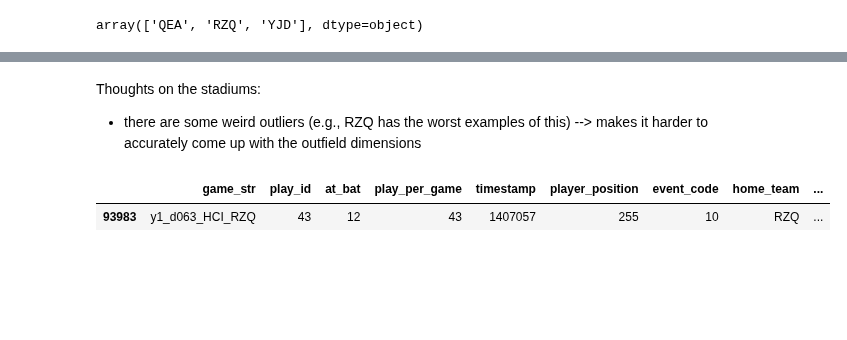
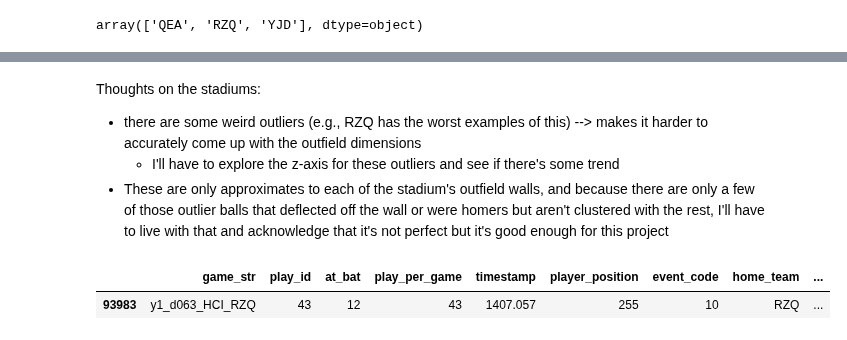
Before and after one commit to d2osborn/SMTChallenge2025, a Jupyter notebook: Team15-eda.ipynb, the cells around one changed output, grey strips where cells are left out. Cells and saved outputs as stored; diff of their text form; code cells hidden in the pictures; blank space fills up the shorter version.

```diff
--- a/Team15-eda.ipynb
+++ b/Team15-eda.ipynb
@@ -142,6 +139,11 @@ player_position_dict = {
 # %%
 game_events.loc[:, 'event_code_name'] = game_events['event_code'].map(event_code_dict)
 game_events.loc[:, 'player_position_name'] = game_events['player_position'].map(player_position_dict)
+
+## Making timestamp be in sec instead of ms
+game_events['timestamp'] = game_events['timestamp'] / 1_000
+ball_pos['timestamp'] = ball_pos['timestamp'] / 1_000
+player_pos['timestamp'] = player_pos['timestamp'] / 1_000
 # %%
 def player_pos_df_changer(df: pd.DataFrame) -> pd.DataFrame:
     """
@@ -228 +257,3 @@ event_pos_ball[['field_x_7', 'field_y_7',
+# %%
+ball_pos_events = game_events.merge(ball_pos.iloc[:, :-4], on=['game_str', 'play_id', 'timestamp'], how='left').copy()
 # %%
@@ -291,12 +336,14 @@ None
 # %% [markdown]
 Thoughts on the stadiums:
 * there are some weird outliers (e.g., RZQ has the worst examples of this) --> makes it harder to accurately come up with the outfield dimensions
+    * I'll have to explore the z-axis for these outliers and see if there's some trend
+* These are only approximates to each of the stadium's outfield walls, and because there are only a few of those outlier balls that deflected off the wall or were homers but aren't clustered with the rest, I'll have to live with that and acknowledge that it's not perfect but it's good enough for this project
 # %%
-event_pos_ball[(event_pos_ball['home_team'] == 'RZQ')
-               & (event_pos_ball['ball_position_x'].between(-100, 0))
-               & (event_pos_ball['ball_position_y'].between(100, 200))
-               & (event_pos_ball['event_code_name'] == 'ball deflection off of wall')
+ball_pos_events[(ball_pos_events['home_team'] == 'RZQ')
+               & (ball_pos_events['ball_position_x'].between(-100, 0))
+               & (ball_pos_events['ball_position_y'].between(100, 200))
+               & (ball_pos_events['event_code_name'] == 'ball deflection off of wall')
                ]
 # %% [output]
 |  | game_str | play_id | at_bat | play_per_game | timestamp | player_position | event_code | home_team | ... |
-| 93983 | y1_d063_HCI_RZQ | 43 | 12 | 43 | 1407057 | 255 | 10 | RZQ | ... |
+| 93983 | y1_d063_HCI_RZQ | 43 | 12 | 43 | 1407.057 | 255 | 10 | RZQ | ... |
```
Also changed, not shown: parts of 26 cells of this notebook.
